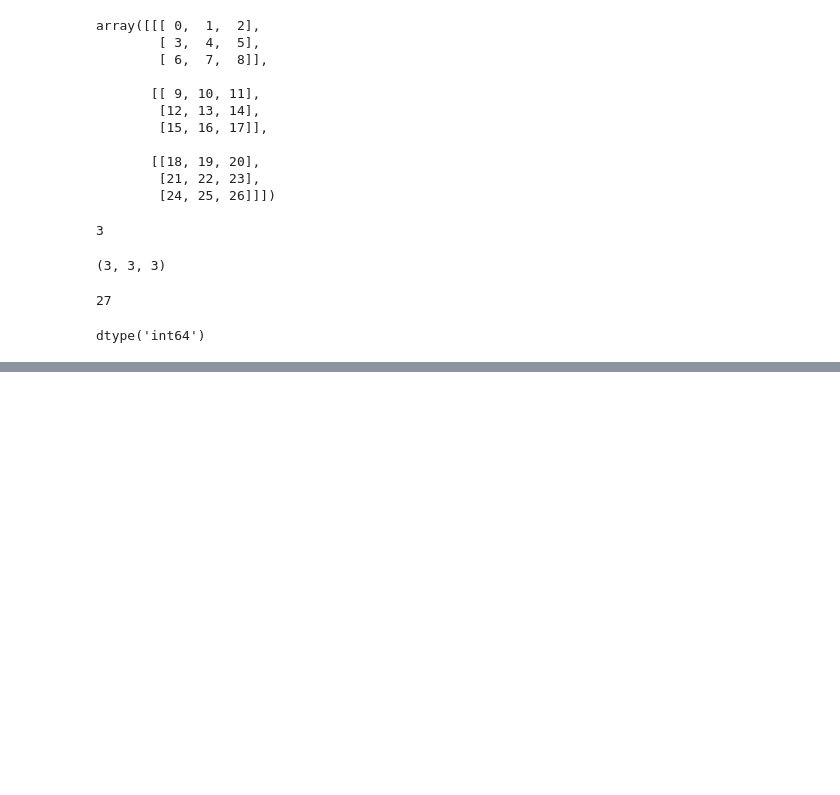
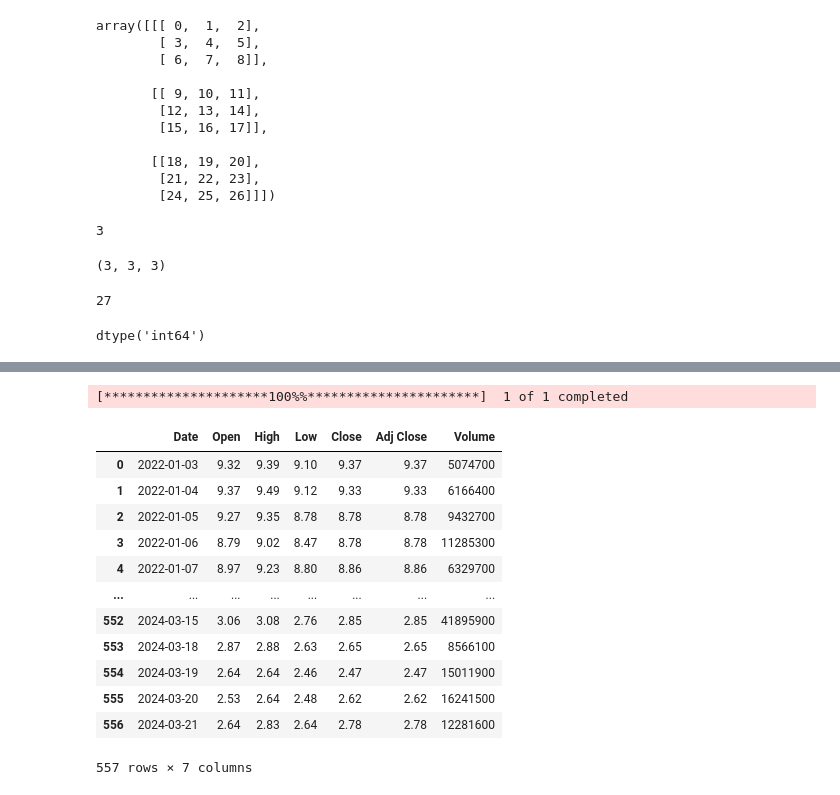
Before and after one commit to Menon-Vineet/Python-Basics-Simpli-, a Jupyter notebook: Practice.ipynb, the cells around one changed output, grey strips where cells are left out. Drawn from its saved outputs; the diff is of its cells as text; code cells hidden in the pictures; blank space fills up the shorter version.

```diff
--- a/Practice.ipynb
+++ b/Practice.ipynb
@@ -121,0 +212,4 @@ dtype('int64')
+# %%
+data = yf.download("BB", start='2022-1-1', end = '2024-3-22')
+# %% [output]
+[*********************100%%**********************]  1 of 1 completed
@@ -121,0 +218,16 @@ dtype('int64')
+# %%
+pd.read_excel("BB.xlsx")
+# %% [output]
+|  | Date | Open | High | Low | Close | Adj Close | Volume |
+| 0 | 2022-01-03 | 9.32 | 9.39 | 9.10 | 9.37 | 9.37 | 5074700 |
+| 1 | 2022-01-04 | 9.37 | 9.49 | 9.12 | 9.33 | 9.33 | 6166400 |
+| 2 | 2022-01-05 | 9.27 | 9.35 | 8.78 | 8.78 | 8.78 | 9432700 |
+| 3 | 2022-01-06 | 8.79 | 9.02 | 8.47 | 8.78 | 8.78 | 11285300 |
+| 4 | 2022-01-07 | 8.97 | 9.23 | 8.80 | 8.86 | 8.86 | 6329700 |
+| ... | ... | ... | ... | ... | ... | ... | ... |
+| 552 | 2024-03-15 | 3.06 | 3.08 | 2.76 | 2.85 | 2.85 | 41895900 |
+| 553 | 2024-03-18 | 2.87 | 2.88 | 2.63 | 2.65 | 2.65 | 8566100 |
+| 554 | 2024-03-19 | 2.64 | 2.64 | 2.46 | 2.47 | 2.47 | 15011900 |
+| 555 | 2024-03-20 | 2.53 | 2.64 | 2.48 | 2.62 | 2.62 | 16241500 |
+| 556 | 2024-03-21 | 2.64 | 2.83 | 2.64 | 2.78 | 2.78 | 12281600 |
+557 rows × 7 columns
```
Also changed, not shown: parts of 22 cells of this notebook.
